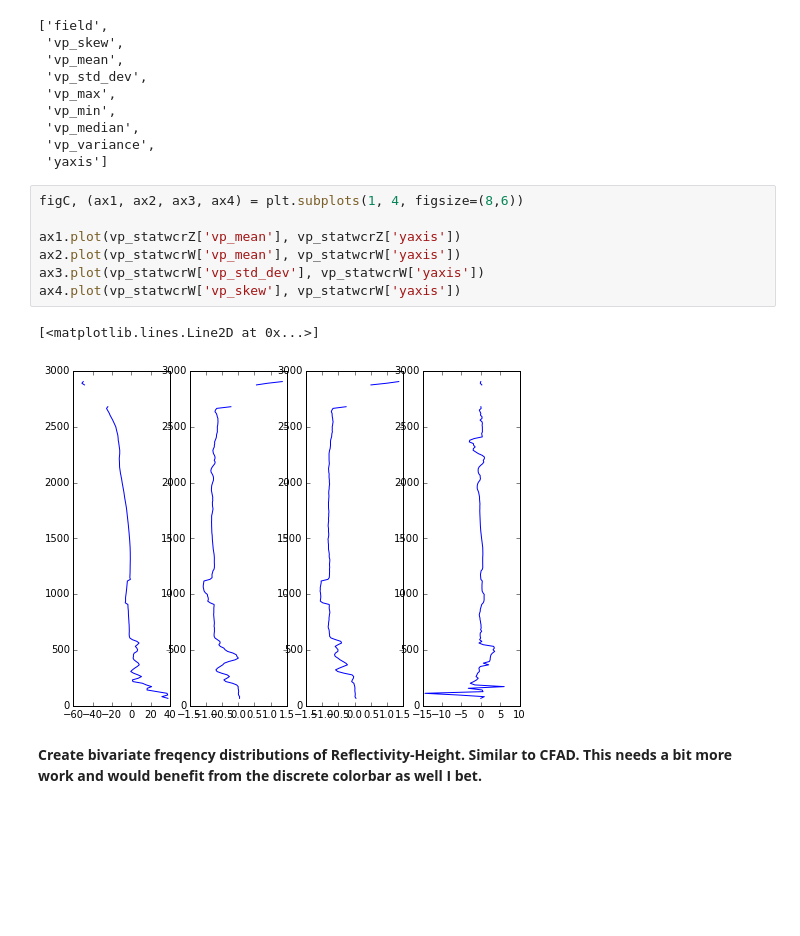
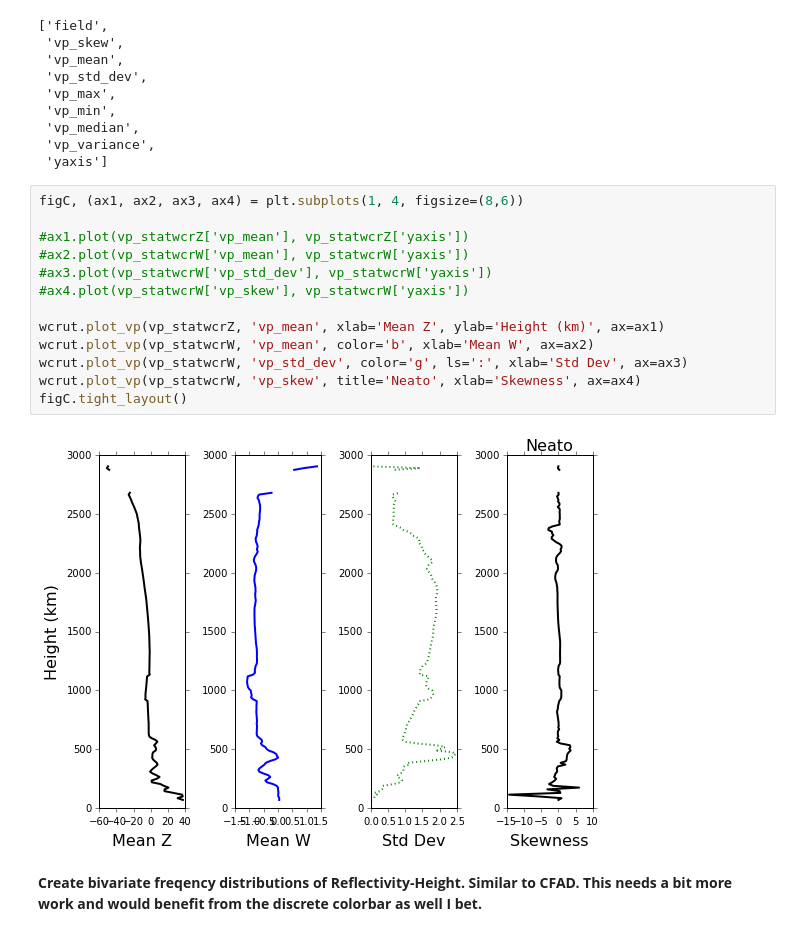
Before and after one commit to nguy/AWOT, a Jupyter notebook: examples/awot_cfad_demo.ipynb, the cells around one changed output. Cells and saved outputs as stored; diff of their text form; blank space fills up the shorter version.

```diff
--- a/examples/awot_cfad_demo.ipynb
+++ b/examples/awot_cfad_demo.ipynb
@@ -280,13 +311,18 @@ vp_statwcrZ.keys()
 # %%
 figC, (ax1, ax2, ax3, ax4) = plt.subplots(1, 4, figsize=(8,6))
 
-ax1.plot(vp_statwcrZ['vp_mean'], vp_statwcrZ['yaxis'])
-ax2.plot(vp_statwcrW['vp_mean'], vp_statwcrW['yaxis'])
-ax3.plot(vp_statwcrW['vp_std_dev'], vp_statwcrW['yaxis'])
-ax4.plot(vp_statwcrW['vp_skew'], vp_statwcrW['yaxis'])
+#ax1.plot(vp_statwcrZ['vp_mean'], vp_statwcrZ['yaxis'])
+#ax2.plot(vp_statwcrW['vp_mean'], vp_statwcrW['yaxis'])
+#ax3.plot(vp_statwcrW['vp_std_dev'], vp_statwcrW['yaxis'])
+#ax4.plot(vp_statwcrW['vp_skew'], vp_statwcrW['yaxis'])
+
+wcrut.plot_vp(vp_statwcrZ, 'vp_mean', xlab='Mean Z', ylab='Height (km)', ax=ax1)
+wcrut.plot_vp(vp_statwcrW, 'vp_mean', color='b', xlab='Mean W', ax=ax2)
+wcrut.plot_vp(vp_statwcrW, 'vp_std_dev', color='g', ls=':', xlab='Std Dev', ax=ax3)
+wcrut.plot_vp(vp_statwcrW, 'vp_skew', title='Neato', xlab='Skewness', ax=ax4)
+figC.tight_layout()
 # %% [output]
-[<matplotlib.lines.Line2D at 0x...>]
-[figure, old version]
+[figure, new version]
 # %% [markdown]
 <b>Create bivariate freqency distributions of Reflectivity-Height. Similar to CFAD. This needs a bit more work and would benefit from the discrete colorbar as well I bet.</b>
 # %%
```
Also changed, not shown: parts of 11 cells of this notebook, 2 other files.
